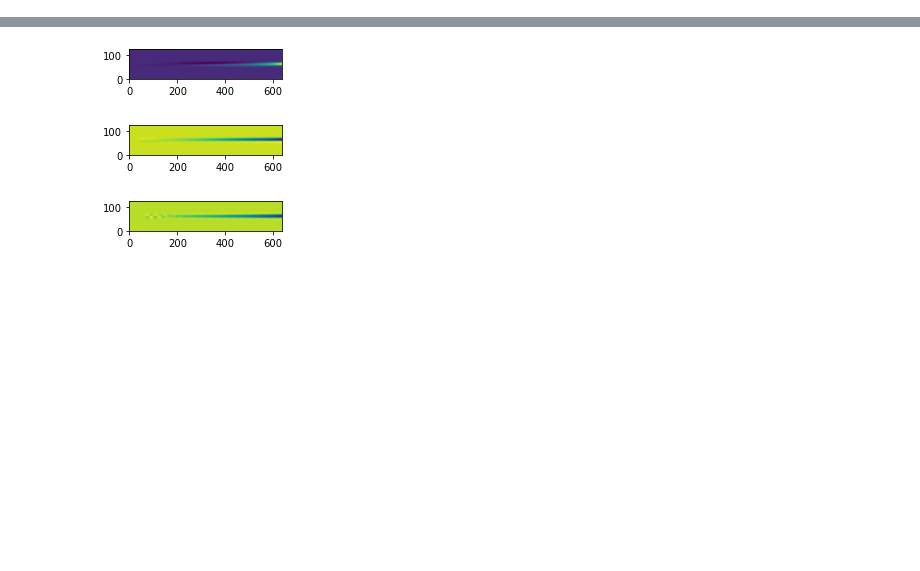
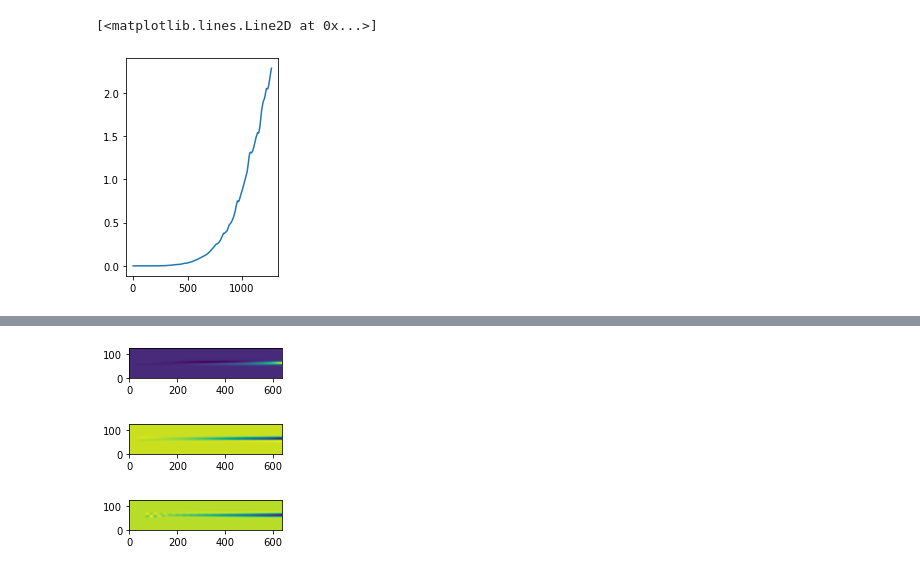
Before and after one commit to mikeg64/smaug_wash, a Jupyter notebook: python/washmc-dtplots.ipynb, the cells around one changed output, grey strips where cells are left out. Drawn from its saved outputs; the diff is of its cells as text; code cells hidden in the pictures; blank space fills up the shorter version.

```diff
--- a/python/washmc-dtplots.ipynb
+++ b/python/washmc-dtplots.ipynb
@@ -29,0 +32,11 @@ print(np.shape(xvals))
+# %%
+block=1000000000*(uni1vmag['evelv1Mm_bz'])
+print(np.shape((block[62][62][0:1270])))
+
+
+from scipy.fft import fft, ifft
+
+for x in xvals:
+    print(x)
+    print(np.exp(-x))
+    block[62][62][0:1270]=np.exp(-x/10000000000000000)*block[62][62][0:1270]
@@ -30 +61,8 @@ print(np.shape(xvals))
+# %%
+ax1 = plt.subplot(121)
+ax1.margins(0.05)           # Default margin is 0.05, value 0 means fit
+ax1.plot(xvals, (((block[62][62][0:1270]))))
+# %% [output]
+[<matplotlib.lines.Line2D at 0x...>]
+[figure, added]
 # %%
```
Also changed, not shown: parts of 7 cells of this notebook, 6 other files.
